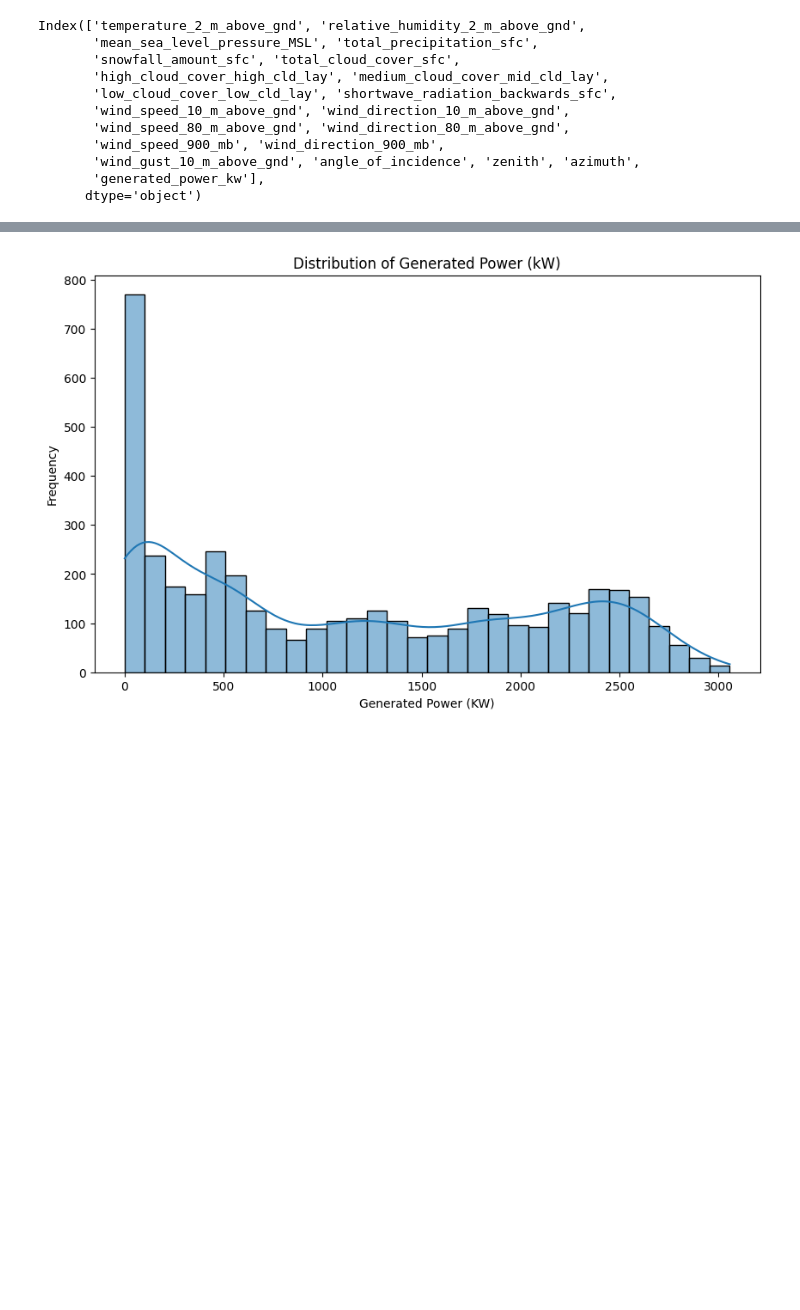
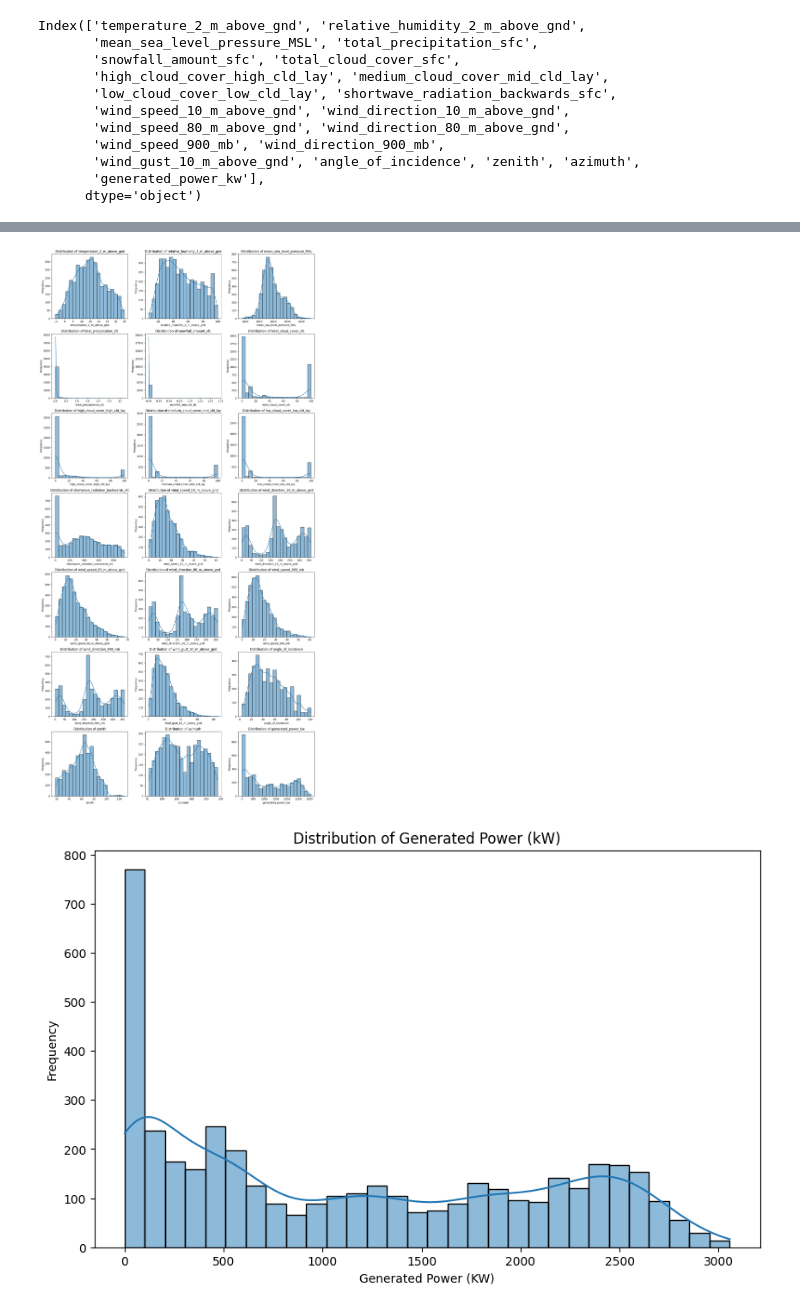
Before and after one commit to Gudaboinalahari/Week-1, a Jupyter notebook: solarpowerprediction.ipynb, the cells around one changed output, grey strips where cells are left out. Saved outputs shown, nothing was run; the diff lists cells and outputs as text; code cells hidden in the pictures; blank space fills up the shorter version.

```diff
--- a/solarpowerprediction.ipynb
+++ b/solarpowerprediction.ipynb
@@ -167 +246,14 @@ import matplotlib.pyplot as plt
+# %%
+#Visualize the distribution of each feature (Histogram)
+plt.figure(figsize=(15,30))
+for i, column in enumerate(df.columns):
+    plt.subplot(7,3,i+1)
+    sns.histplot(df[column],bins=20,kde=True)
+    plt.title(f'Distribution of {column}')
+    plt.xlabel(column)
+    plt.ylabel('Frequency')
+plt.tight_layout()
+plt.show()
+# %% [output]
+[figure, added]
 # %%
```
Also changed, not shown: parts of 17 cells of this notebook.
